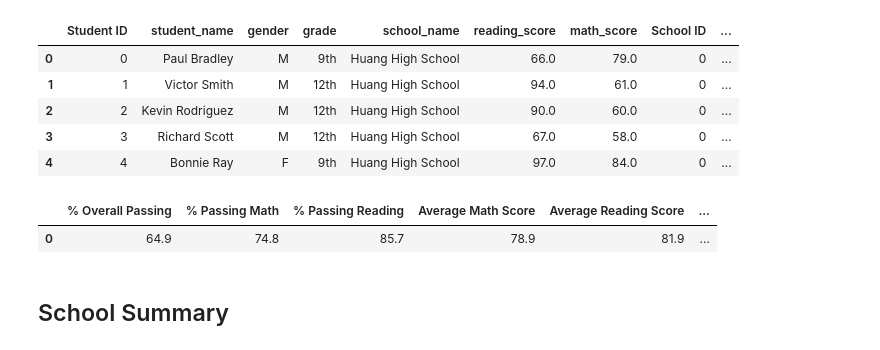
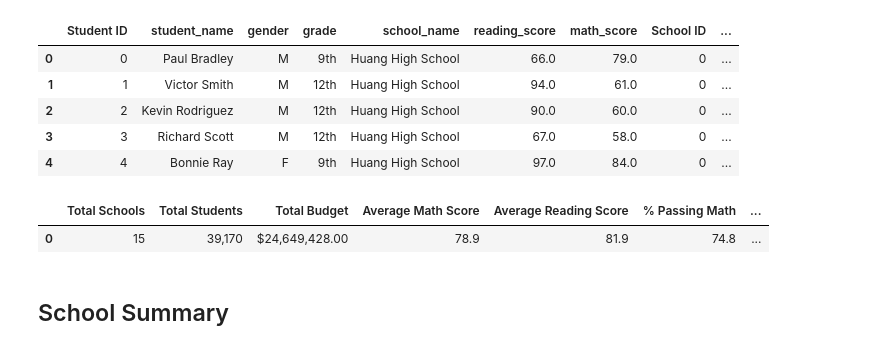
Before and after one commit to ChristineMitchell/PANDAS_HW, a Jupyter notebook: School_District_Analysis/PyCitySchools_Challenge.ipynb, the cells around one changed output. Saved outputs shown, nothing was run; the diff lists cells and outputs as text; code cells hidden in the pictures.

```diff
--- a/School_District_Analysis/PyCitySchools_Challenge.ipynb
+++ b/School_District_Analysis/PyCitySchools_Challenge.ipynb
@@ -125,8 +111,8 @@ student_count = school_data_complete_df["Student ID"].count()
 
 # Step 2. Subtract the number of students that are in ninth grade at
 # Thomas High School from the total student count to get the new total student count.
-ths9_student_count = school_data_complete_df.loc[(student_data_df["school_name"] == "Thomas High School")
-                                                 & (student_data_df["grade"] == "9th")]["Student ID"].count()
+ths9_student_count = school_data_complete_df.loc[(school_data_complete_df["school_name"] == "Thomas High School")
+                                                 & (school_data_complete_df["grade"] == "9th")]["Student ID"].count()
 
 new_student_count = student_count - ths9_student_count
 # %%
@@ -151,33 +137,34 @@ overall_passing_percentage = (overall_passing_math_reading_count / new_student_c
 # %%
 # Create a DataFrame
 district_summary_df = pd.DataFrame(
           [{"Total Schools": school_count,
           "Total Students": student_count,
           "Total Budget": total_budget,
           "Average Math Score": average_math_score,
           "Average Reading Score": average_reading_score,
           "% Passing Math": passing_math_percentage,
          "% Passing Reading": passing_reading_percentage,
         "% Overall Passing": overall_passing_percentage}])
 
 
 
 # Format the "Total Students" to have the comma for a thousands separator.
 district_summary_df["Total Students"] = district_summary_df["Total Students"].map("{:,}".format)
 # Format the "Total Budget" to have the comma for a thousands separator, a decimal separator and a "$".
 district_summary_df["Total Budget"] = district_summary_df["Total Budget"].map("${:,.2f}".format)
 # Format the columns.
 district_summary_df["Average Math Score"] = district_summary_df["Average Math Score"].map("{:.1f}".format)
 district_summary_df["Average Reading Score"] = district_summary_df["Average Reading Score"].map("{:.1f}".format)
 district_summary_df["% Passing Math"] = district_summary_df["% Passing Math"].map("{:.1f}".format)
 district_summary_df["% Passing Reading"] = district_summary_df["% Passing Reading"].map("{:.1f}".format)
 district_summary_df["% Overall Passing"] = district_summary_df["% Overall Passing"].map("{:.1f}".format)
 
-# Display the data frame
+# Re-arrange the columns & display the district summary
+district_summary_df = district_summary_df[["Total Schools","Total Students","Total Budget","Average Math Score","Average Reading Score","% Passing Math","% Passing Reading","% Overall Passing"]]
 district_summary_df
 # %% [output]
-|  | % Overall Passing | % Passing Math | % Passing Reading | Average Math Score | Average Reading Score | ... |
-| 0 | 64.9 | 74.8 | 85.7 | 78.9 | 81.9 | ... |
+|  | Total Schools | Total Students | Total Budget | Average Math Score | Average Reading Score | % Passing Math | ... |
+| 0 | 15 | 39,170 | $24,649,428.00 | 78.9 | 81.9 | 74.8 | ... |
 # %% [markdown]
 ##  School Summary
 # %%
```
Also changed, not shown: parts of 46 cells of this notebook.
